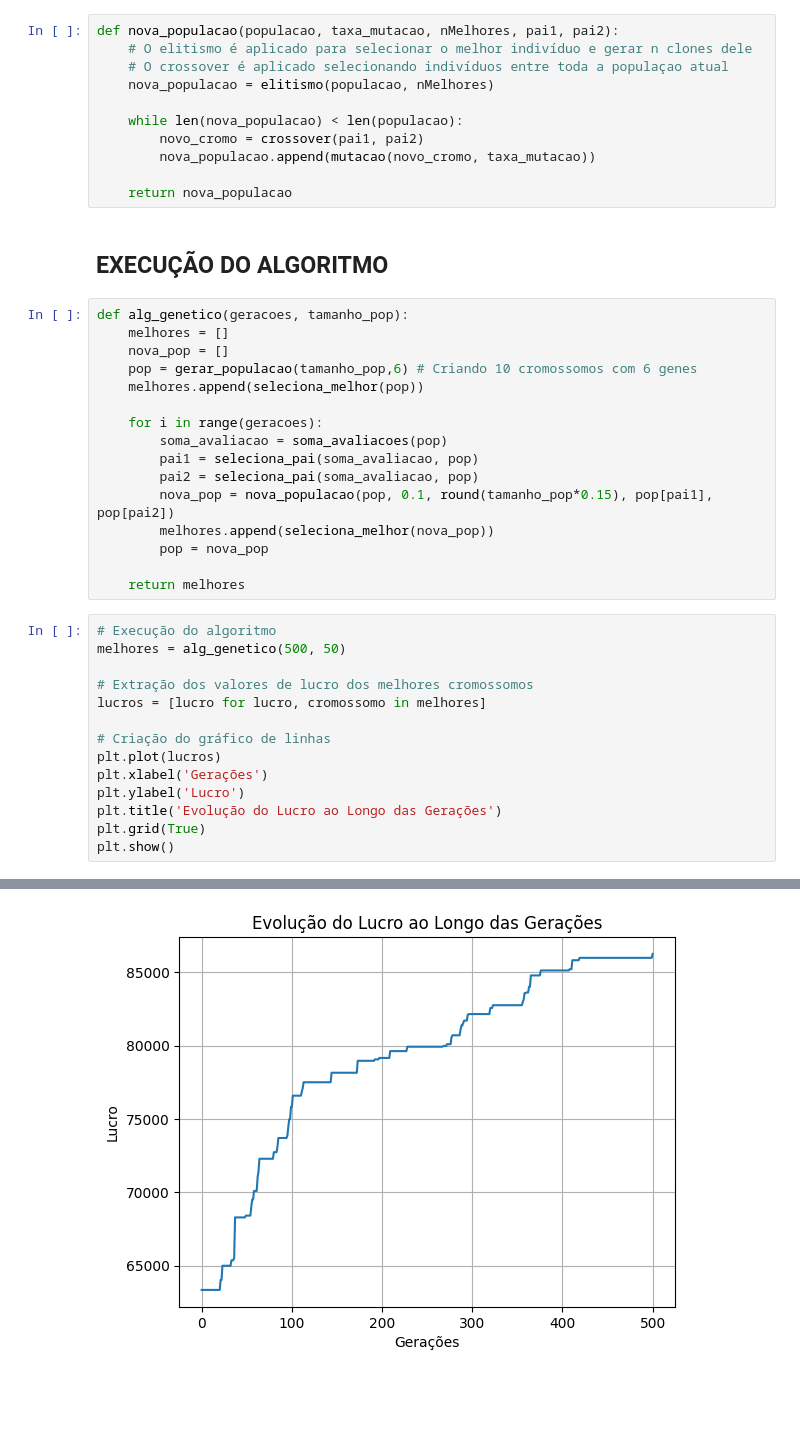
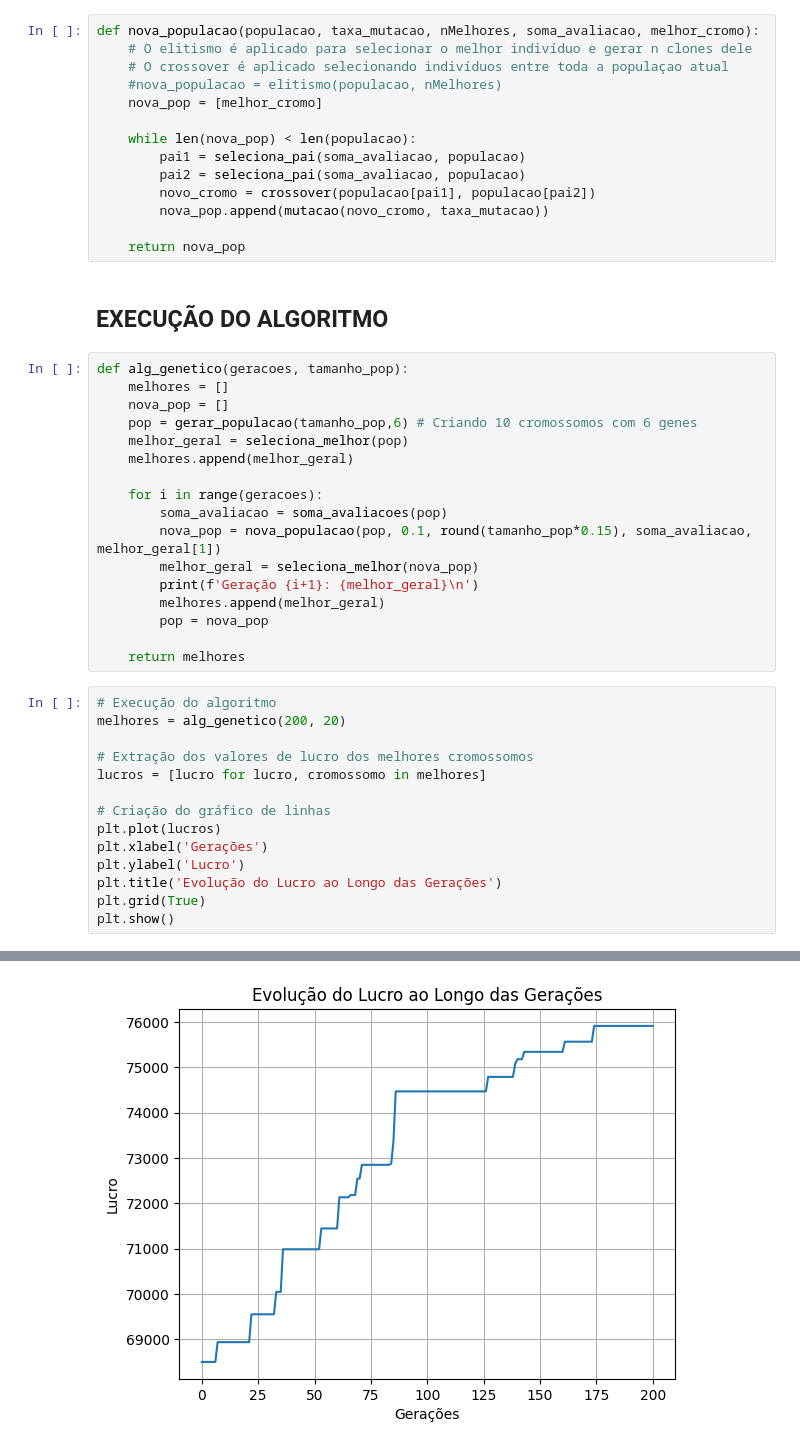
Before and after one commit to Tainann/PORTFOLIO, a Jupyter notebook: Projeto 10 - Algoritmo Genético no Marketing/patrocinios.ipynb, the cells around one changed output, grey strips where cells are left out. Cells and saved outputs as stored; diff of their text form; blank space fills up the shorter version.

```diff
--- a/Projeto 10 - Algoritmo Genético no Marketing/patrocinios.ipynb
+++ b/Projeto 10 - Algoritmo Genético no Marketing/patrocinios.ipynb
@@ -187,16 +187,19 @@ def mutacao(cromossomo, taxa_mutacao):
 # %% [markdown]
 Restaurando o tamanho da população
 # %%
-def nova_populacao(populacao, taxa_mutacao, nMelhores, pai1, pai2):
+def nova_populacao(populacao, taxa_mutacao, nMelhores, soma_avaliacao, melhor_cromo):
     # O elitismo é aplicado para selecionar o melhor indivíduo e gerar n clones dele
     # O crossover é aplicado selecionando indivíduos entre toda a populaçao atual
-    nova_populacao = elitismo(populacao, nMelhores)
+    #nova_populacao = elitismo(populacao, nMelhores)
+    nova_pop = [melhor_cromo]
 
-    while len(nova_populacao) < len(populacao):
-        novo_cromo = crossover(pai1, pai2)
-        nova_populacao.append(mutacao(novo_cromo, taxa_mutacao))
+    while len(nova_pop) < len(populacao):
+        pai1 = seleciona_pai(soma_avaliacao, populacao)
+        pai2 = seleciona_pai(soma_avaliacao, populacao)
+        novo_cromo = crossover(populacao[pai1], populacao[pai2])
+        nova_pop.append(mutacao(novo_cromo, taxa_mutacao))
 
-    return nova_populacao
+    return nova_pop
 # %% [markdown]
 ## EXECUÇÃO DO ALGORITMO
 # %%
@@ -204,20 +207,21 @@ def alg_genetico(geracoes, tamanho_pop):
     melhores = []
     nova_pop = []
     pop = gerar_populacao(tamanho_pop,6) # Criando 10 cromossomos com 6 genes
-    melhores.append(seleciona_melhor(pop))
+    melhor_geral = seleciona_melhor(pop)
+    melhores.append(melhor_geral)
 
     for i in range(geracoes):
         soma_avaliacao = soma_avaliacoes(pop)
-        pai1 = seleciona_pai(soma_avaliacao, pop)
-        pai2 = seleciona_pai(soma_avaliacao, pop)
-        nova_pop = nova_populacao(pop, 0.1, round(tamanho_pop*0.15), pop[pai1], pop[pai2])
-        melhores.append(seleciona_melhor(nova_pop))
+        nova_pop = nova_populacao(pop, 0.1, round(tamanho_pop*0.15), soma_avaliacao, melhor_geral[1])
+        melhor_geral = seleciona_melhor(nova_pop)
+        print(f'Geração {i+1}: {melhor_geral}\n')
+        melhores.append(melhor_geral)
         pop = nova_pop
 
     return melhores
 # %%
 # Execução do algoritmo
-melhores = alg_genetico(500, 50)
+melhores = alg_genetico(200, 20)
 
 # Extração dos valores de lucro dos melhores cromossomos
 lucros = [lucro for lucro, cromossomo in melhores]
@@ -233,4 +254,4 @@ plt.show()
-[figure, old version]
+[figure, new version]
 # %%
 max(melhores)
 # %% [output]
```
Also changed, not shown: parts of 7 cells of this notebook, 7 other files.
